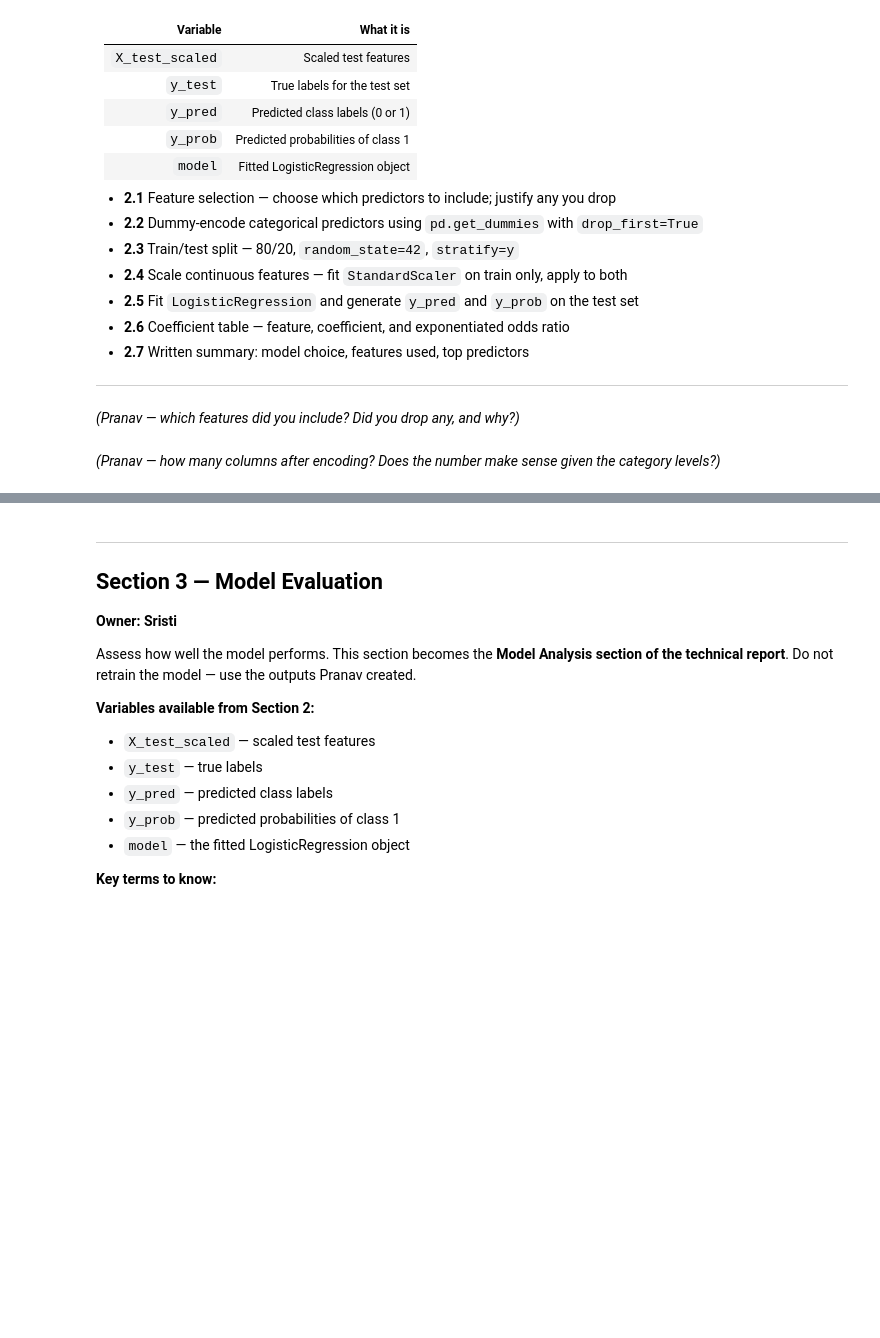
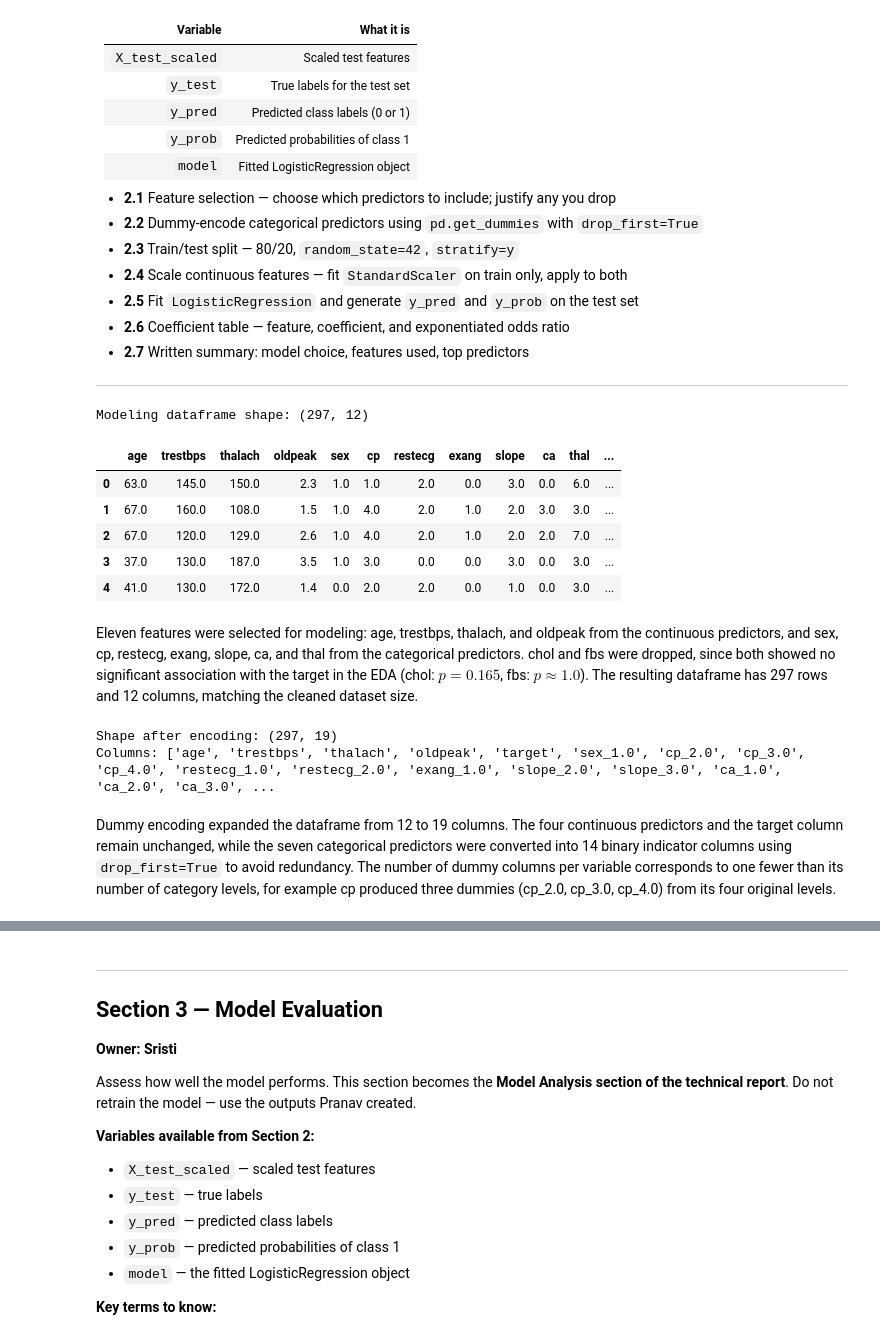
Before and after one commit to pdhinaka/AAI500-Final-Project, a Jupyter notebook: AAI500_Final_Project.ipynb, the cells around one changed output, grey strips where cells are left out. Drawn from its saved outputs; the diff is of its cells as text; code cells hidden in the pictures; blank space fills up the shorter version.

Commit message:
Add Section 2 modeling: feature selection, encoding, split, scaling, logistic regression, coefficients

```diff
--- a/AAI500_Final_Project.ipynb
+++ b/AAI500_Final_Project.ipynb
@@ -412,16 +412,46 @@ You are working with `heart_clean`, `continuous_cols`, and `categorical_cols` fr
 ---
 # %%
 # 2.1 Feature selection
-# Decide which columns to include as predictors based on the EDA findings.
-# Create a list called `features` and subset heart_clean to those columns + target.
-# If you drop any predictors (e.g. chol, fbs), note the reason in the markdown cell below.
+# Continuous predictors: all five showed significant differences vs target except chol (p = 0.165)
+# Categorical predictors: all significant except fbs (p ~ 1.0)
+# Dropping chol and fbs based on EDA results
+
+features = ["age", "trestbps", "thalach", "oldpeak",
+             "sex", "cp", "restecg", "exang", "slope", "ca", "thal"]
+
+df_model = heart_clean[features + ["target"]].copy()
+print(f"Modeling dataframe shape: {df_model.shape}")
+df_model.head()
+# %% [output]
+Modeling dataframe shape: (297, 12)
+|  | age | trestbps | thalach | oldpeak | sex | cp | restecg | exang | slope | ca | thal | ... |
+| 0 | 63.0 | 145.0 | 150.0 | 2.3 | 1.0 | 1.0 | 2.0 | 0.0 | 3.0 | 0.0 | 6.0 | ... |
+| 1 | 67.0 | 160.0 | 108.0 | 1.5 | 1.0 | 4.0 | 2.0 | 1.0 | 2.0 | 3.0 | 3.0 | ... |
+| 2 | 67.0 | 120.0 | 129.0 | 2.6 | 1.0 | 4.0 | 2.0 | 1.0 | 2.0 | 2.0 | 7.0 | ... |
+| 3 | 37.0 | 130.0 | 187.0 | 3.5 | 1.0 | 3.0 | 0.0 | 0.0 | 3.0 | 0.0 | 3.0 | ... |
+| 4 | 41.0 | 130.0 | 172.0 | 1.4 | 0.0 | 2.0 | 2.0 | 0.0 | 1.0 | 0.0 | 3.0 | ... |
 # %% [markdown]
-*(Pranav — which features did you include? Did you drop any, and why?)*
+Eleven features were selected for modeling: age, trestbps, thalach, and oldpeak from the continuous
+predictors, and sex, cp, restecg, exang, slope, ca, and thal from the categorical predictors. chol and
+fbs were dropped, since both showed no significant association with the target in the EDA
+(chol: $p = 0.165$, fbs: $p \approx 1.0$). The resulting dataframe has 297 rows and 12 columns,
+matching the cleaned dataset size.
 # %%
 # 2.2 Dummy encode categorical predictors
-# Use pd.get_dummies() with drop_first=True to convert categoricals to binary columns.
-# Print the resulting shape and column list.
+categorical_features = ["sex", "cp", "restecg", "exang", "slope", "ca", "thal"]
+
+df_encoded = pd.get_dummies(df_model, columns=categorical_features, drop_first=True)
+
+print(f"Shape after encoding: {df_encoded.shape}")
+print(f"Columns: {list(df_encoded.columns)}")
+# %% [output]
+Shape after encoding: (297, 19)
+Columns: ['age', 'trestbps', 'thalach', 'oldpeak', 'target', 'sex_1.0', 'cp_2.0', 'cp_3.0', 'cp_4.0', 'restecg_1.0', 'restecg_2.0', 'exang_1.0', 'slope_2.0', 'slope_3.0', 'ca_1.0', 'ca_2.0', 'ca_3.0', ...
 # %% [markdown]
-*(Pranav — how many columns after encoding? Does the number make sense given the category levels?)*
+Dummy encoding expanded the dataframe from 12 to 19 columns. The four continuous predictors and the
+target column remain unchanged, while the seven categorical predictors were converted into 14 binary
+indicator columns using `drop_first=True` to avoid redundancy. The number of dummy columns per
+variable corresponds to one fewer than its number of category levels, for example cp produced three
+dummies (cp_2.0, cp_3.0, cp_4.0) from its four original levels.
 # %%
 # 2.3 Train/test split — 80/20
```
Also changed, not shown: parts of 10 cells of this notebook.
